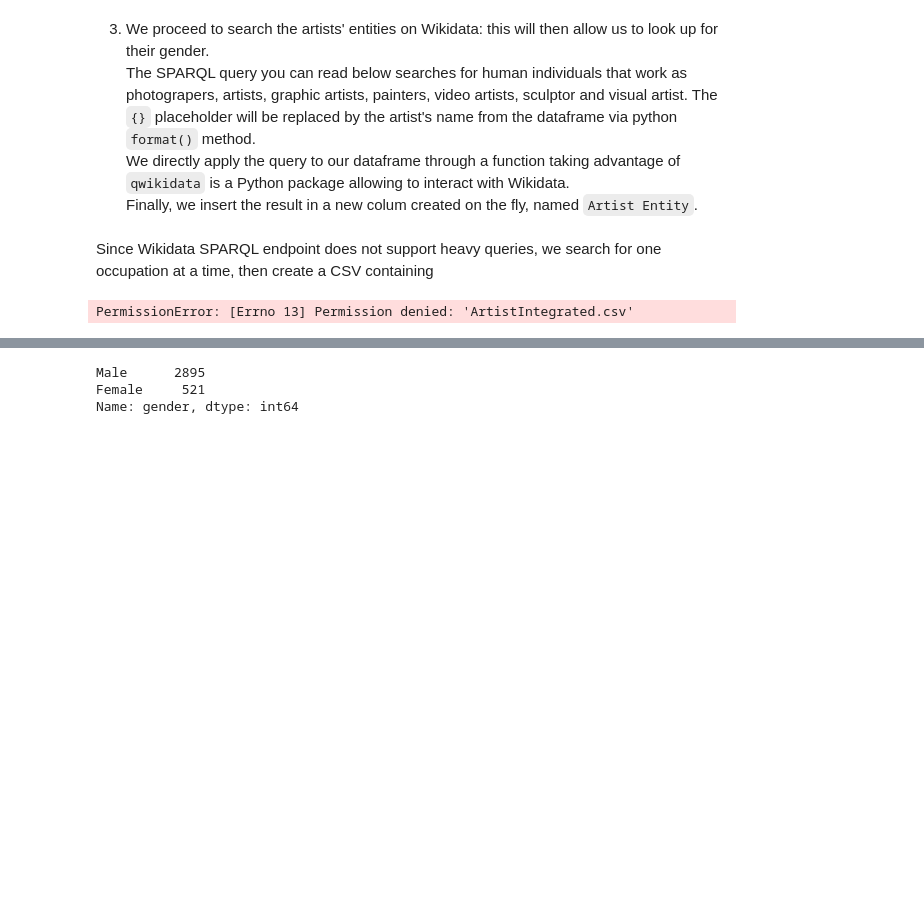
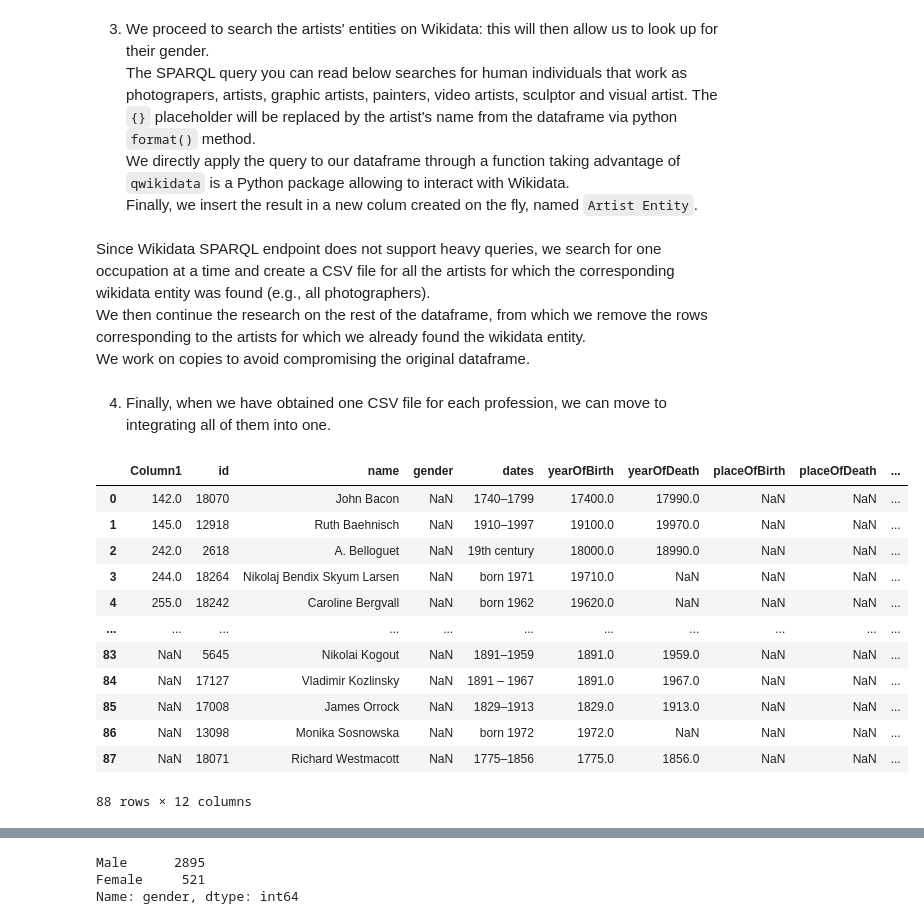
Before and after one commit to Fran-cesca/Art, a Jupyter notebook: Final.ipynb, the cells around one changed output, grey strips where cells are left out. Saved outputs shown, nothing was run; the diff lists cells and outputs as text; code cells hidden in the pictures; blank space fills up the shorter version.

```diff
--- a/Final.ipynb
+++ b/Final.ipynb
@@ -395,7 +430,9 @@ def find_artists_genders_from_ids(name):
 # %%
 Tate_to_integrate["Artist Entity"] = Tate_to_integrate["name"].apply(find_artists_genders_from_ids)
 # %% [markdown]
-Since Wikidata SPARQL endpoint does not support heavy queries, we search for one occupation at a time, then create a CSV containing
+Since Wikidata SPARQL endpoint does not support heavy queries, we search for one occupation at a time and create a CSV file for all the artists for which the corresponding wikidata entity was found (e.g., all photographers).<br>
+We then continue the research on the rest of the dataframe, from which we remove the rows corresponding to the artists for which we already found the wikidata entity.<br>
+We work on copies to avoid compromising the original dataframe.
 # %%
 copy = Tate_to_integrate.copy(deep=True)
 photographers =  copy[copy['Artist Entity']!= '']
@@ -406,9 +443,23 @@ toIntegrate["Artist Entity"] = toIntegrate["name"].apply(find_artists_genders_fr
+# %% [markdown]
+4. Finally, when we have obtained one CSV file for each profession, we can move to integrating all of them into one.
 # %%
-ArtistIntegrated = pd.concat(
-    map(pd.read_csv, ['Handmade.csv', 'Artists.csv', 'Photographers.csv', 'Videoartists.csv', 'graphicartists.csv', 'Painters.csv']), ignore_index=True)
-ArtistIntegrated.to_csv('ArtistIntegrated.csv')
+Tate_artists_integrated = pd.concat(map(pd.read_csv, ['Handmade.csv', 'Artists.csv', 'Photographers.csv', 'Videoartists.csv', 'graphicartists.csv', 'Painters.csv']), ignore_index=True)
+#Tate_artists_integrated.to_csv('ArtistIntegrated.csv')
+display(Tate_artists_integrated )
 # %% [output]
+|  | Column1 | id | name | gender | dates | yearOfBirth | yearOfDeath | placeOfBirth | placeOfDeath | ... |
+| 0 | 142.0 | 18070 | John Bacon | NaN | 1740–1799 | 17400.0 | 17990.0 | NaN | NaN | ... |
+| 1 | 145.0 | 12918 | Ruth Baehnisch | NaN | 1910–1997 | 19100.0 | 19970.0 | NaN | NaN | ... |
+| 2 | 242.0 | 2618 | A. Belloguet | NaN | 19th century | 18000.0 | 18990.0 | NaN | NaN | ... |
+| 3 | 244.0 | 18264 | Nikolaj Bendix Skyum Larsen | NaN | born 1971 | 19710.0 | NaN | NaN | NaN | ... |
+| 4 | 255.0 | 18242 | Caroline Bergvall | NaN | born 1962 | 19620.0 | NaN | NaN | NaN | ... |
+| ... | ... | ... | ... | ... | ... | ... | ... | ... | ... | ... |
+| 83 | NaN | 5645 | Nikolai Kogout | NaN | 1891–1959 | 1891.0 | 1959.0 | NaN | NaN | ... |
+| 84 | NaN | 17127 | Vladimir Kozlinsky | NaN | 1891 – 1967 | 1891.0 | 1967.0 | NaN | NaN | ... |
+| 85 | NaN | 17008 | James Orrock | NaN | 1829–1913 | 1829.0 | 1913.0 | NaN | NaN | ... |
+| 86 | NaN | 13098 | Monika Sosnowska | NaN | born 1972 | 1972.0 | NaN | NaN | NaN | ... |
+| 87 | NaN | 18071 | Richard Westmacott | NaN | 1775–1856 | 1775.0 | 1856.0 | NaN | NaN | ... |
-PermissionError: [Errno 13] Permission denied: 'ArtistIntegrated.csv'
+88 rows × 12 columns
 # %%
 artists_genders = """
 PREFIX rdfs: <http://www.w3.org/2000/01/rdf-schema#>
```
Also changed, not shown: parts of 12 cells of this notebook, 1 other file.
